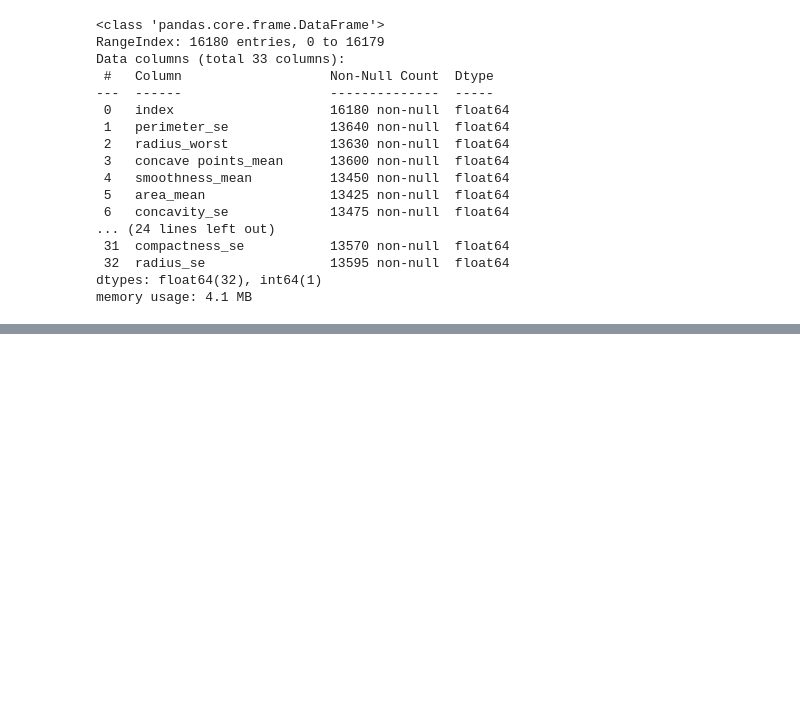
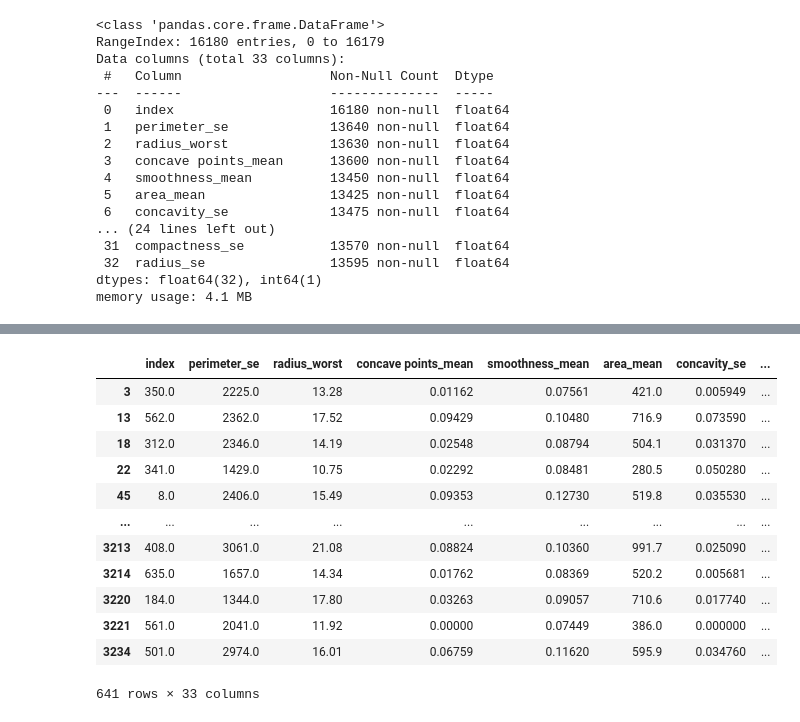
Before and after one commit to niconomist98/BreastCancerClassml, a Jupyter notebook: notebooks/date_preprocessing.ipynb, the cells around one changed output, grey strips where cells are left out. Saved outputs shown, nothing was run; the diff lists cells and outputs as text; code cells hidden in the pictures; blank space fills up the shorter version.

Commit message:
13 commit , 19/09/22 6:08, clean dataset with no duplicates nor na 569 examples

```diff
--- a/notebooks/date_preprocessing.ipynb
+++ b/notebooks/date_preprocessing.ipynb
@@ -239,3 +248,8 @@ Data columns (total 33 columns):
  32  radius_se                13595 non-null  float64
 dtypes: float64(32), int64(1)
 memory usage: 4.1 MB
+# %%
+## BORRAR SOLO PROVISIONAL
+df.dropna(inplace=True)
+# %%
+df['diagnosis']=df['diagnosis'].astype('category')
@@ -241,0 +277,17 @@ memory usage: 4.1 MB
+# %%
+df=df.drop_duplicates(keep='first', ignore_index=False)
+df
+# %% [output]
+|  | index | perimeter_se | radius_worst | concave points_mean | smoothness_mean | area_mean | concavity_se | ... |
+| 3 | 350.0 | 2225.0 | 13.28 | 0.01162 | 0.07561 | 421.0 | 0.005949 | ... |
+| 13 | 562.0 | 2362.0 | 17.52 | 0.09429 | 0.10480 | 716.9 | 0.073590 | ... |
+| 18 | 312.0 | 2346.0 | 14.19 | 0.02548 | 0.08794 | 504.1 | 0.031370 | ... |
+| 22 | 341.0 | 1429.0 | 10.75 | 0.02292 | 0.08481 | 280.5 | 0.050280 | ... |
+| 45 | 8.0 | 2406.0 | 15.49 | 0.09353 | 0.12730 | 519.8 | 0.035530 | ... |
+| ... | ... | ... | ... | ... | ... | ... | ... | ... |
+| 3213 | 408.0 | 3061.0 | 21.08 | 0.08824 | 0.10360 | 991.7 | 0.025090 | ... |
+| 3214 | 635.0 | 1657.0 | 14.34 | 0.01762 | 0.08369 | 520.2 | 0.005681 | ... |
+| 3220 | 184.0 | 1344.0 | 17.80 | 0.03263 | 0.09057 | 710.6 | 0.017740 | ... |
+| 3221 | 561.0 | 2041.0 | 11.92 | 0.00000 | 0.07449 | 386.0 | 0.000000 | ... |
+| 3234 | 501.0 | 2974.0 | 16.01 | 0.06759 | 0.11620 | 595.9 | 0.034760 | ... |
+641 rows × 33 columns
```
Also changed, not shown: parts of 41 cells of this notebook, 3 other files.
